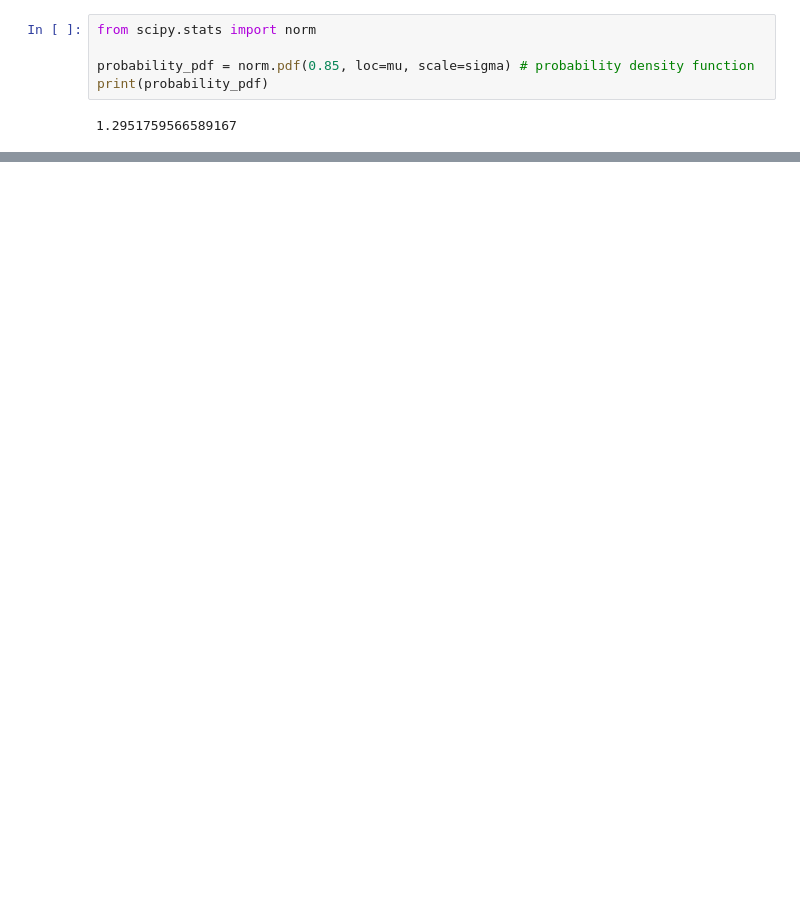
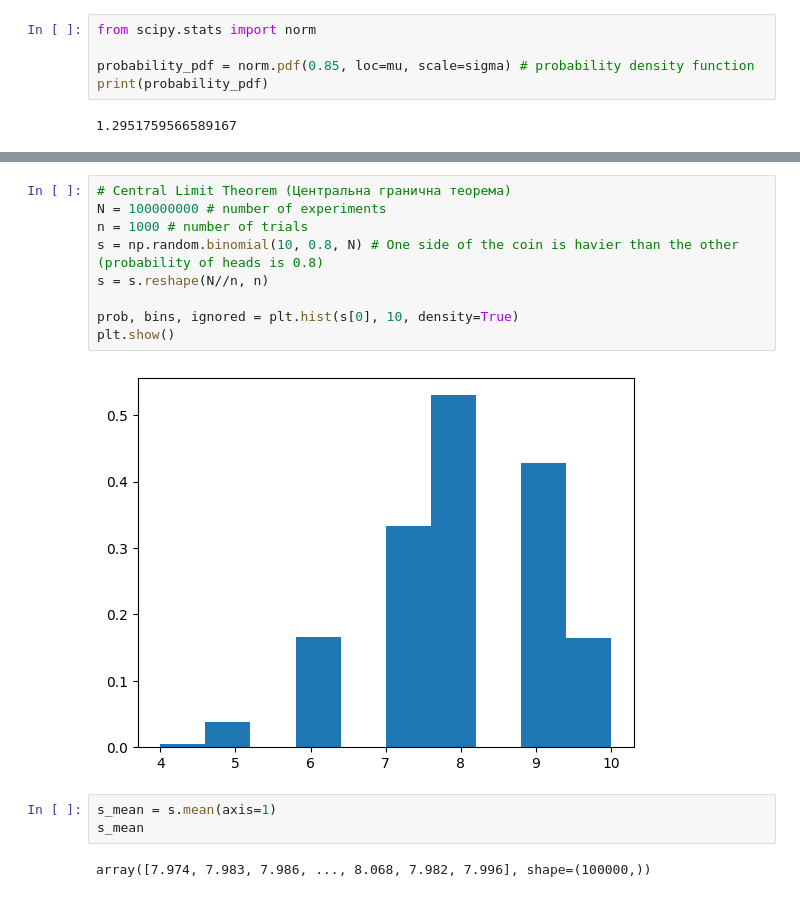
Before and after one commit to pm012/DataScience_sandbox, a Jupyter notebook: module_02_1_EDA.ipynb, the cells around one changed output, grey strips where cells are left out. Cells and saved outputs as stored; diff of their text form; blank space fills up the shorter version.

```diff
--- a/module_02_1_EDA.ipynb
+++ b/module_02_1_EDA.ipynb
@@ -80,0 +122,16 @@ print(var, std)
+# %%
+# Central Limit Theorem (Центральна гранична теорема)
+N = 100000000 # number of experiments
+n = 1000 # number of trials
+s = np.random.binomial(10, 0.8, N) # One side of the coin is havier than the other (probability of heads is 0.8)
+s = s.reshape(N//n, n)
+
+prob, bins, ignored = plt.hist(s[0], 10, density=True)
+plt.show()
+# %% [output]
+[figure, added]
+# %%
+s_mean = s.mean(axis=1)
+s_mean
+# %% [output]
+array([7.974, 7.983, 7.986, ..., 8.068, 7.982, 7.996], shape=(100000,))
```
Also changed, not shown: parts of 43 cells of this notebook, 4 other files.
